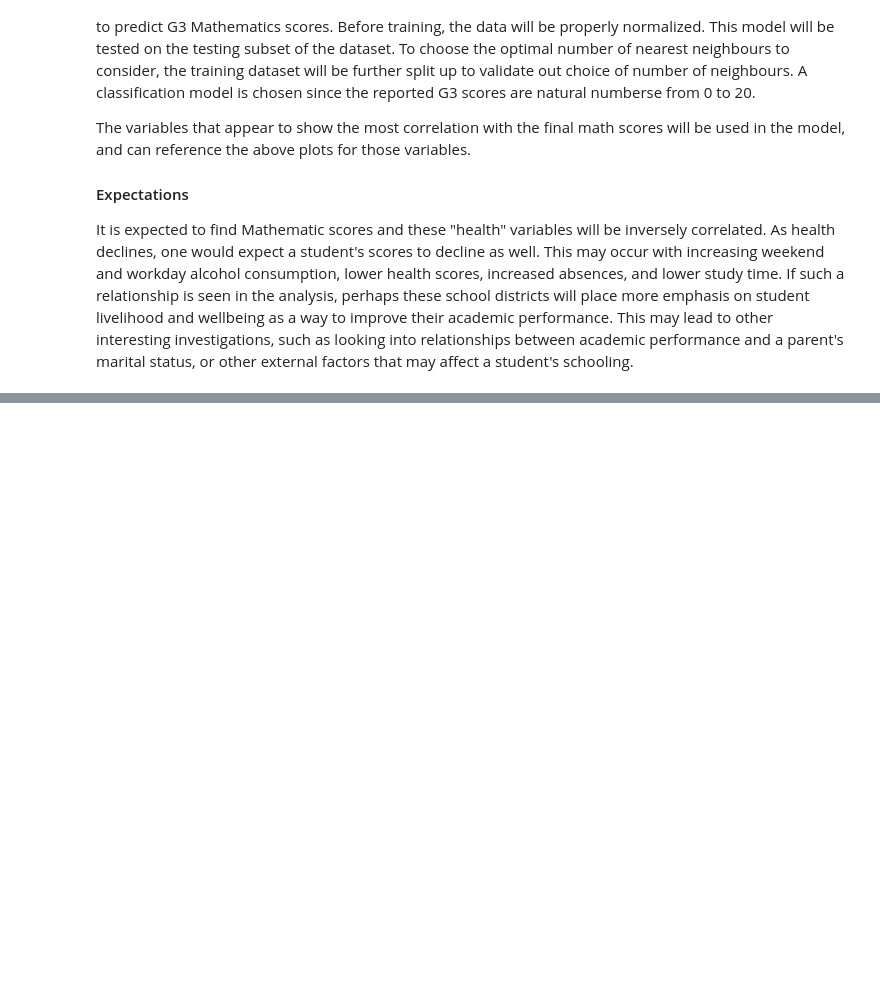
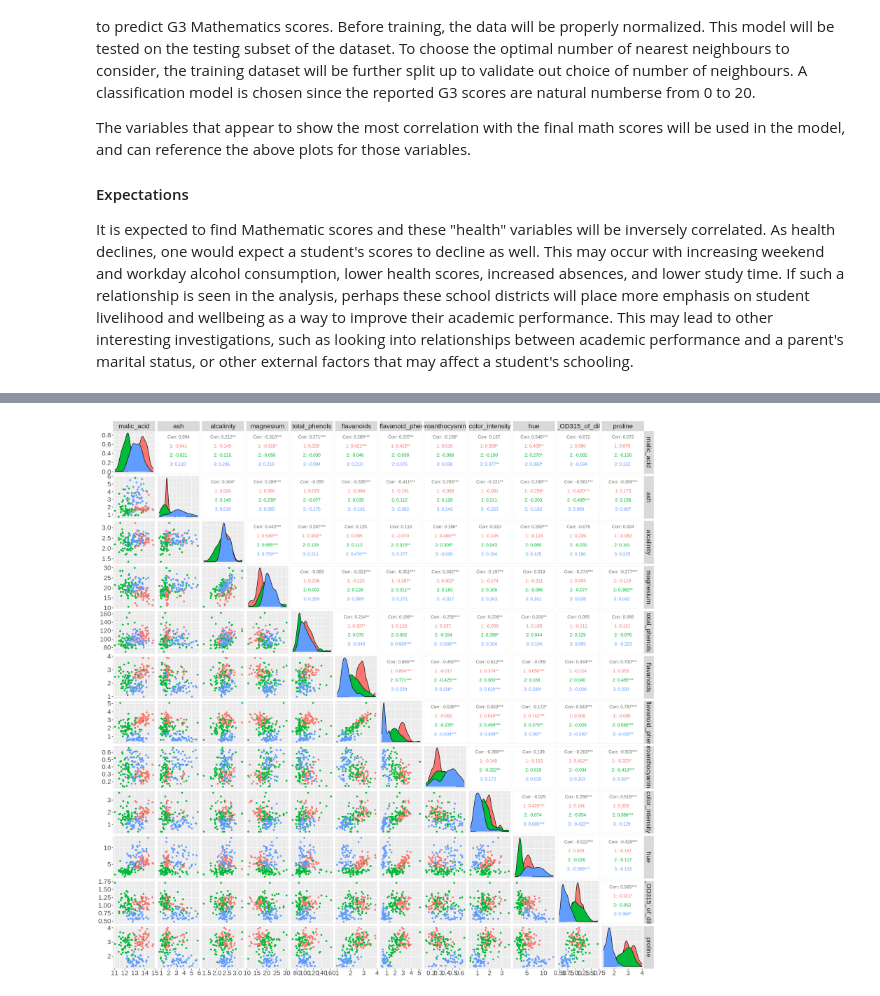
Before and after one commit to JadenMajid/dsci-100-student-grades, a Jupyter notebook: project_proposal.ipynb, the cells around one changed output, grey strips where cells are left out. Drawn from its saved outputs; the diff is of its cells as text; code cells hidden in the pictures; blank space fills up the shorter version.

```diff
--- a/project_proposal.ipynb
+++ b/project_proposal.ipynb
@@ -178,0 +187,8 @@ It is expected to find Mathematic scores and these "health" variables will be in
+# %%
+wine_path <- 'https://raw.githubusercontent.com/adrianwu2000/toy_ds_project/main/wine.data'
+
+wine_data <- read_delim(file = wine_path, delim = ",", col_names = FALSE) |>
+    mutate(X1 = as_factor(X1))
+colnames(wine_data) <- c('alcohol', 'malic_acid', 'ash', 'alcalinity', 'magnesium', 'total_phenols',
+                         'flavanoids', 'nonflavanoid_phenols', 'proanthocyanins', 'color_intensity',
+                         'hue', 'OD280_or_OD315_of_diluted wines', 'proline')
@@ -178,0 +203,8 @@ It is expected to find Mathematic scores and these "health" variables will be in
+# %%
+options(repr.plot.width = 19, repr.plot.height = 19)
+wine_data |>
+  #select(alcalinity, malic_acid, ash) |>
+  ggpairs(columns = 2:13, ggplot2::aes(colour = alcohol))+
+    theme(text = element_text(size = 20))#, upper = list(continuous = "density", combo = "box_no_facet")
+# %% [output]
+[figure, added]
```
Also changed, not shown: parts of 4 cells of this notebook.
